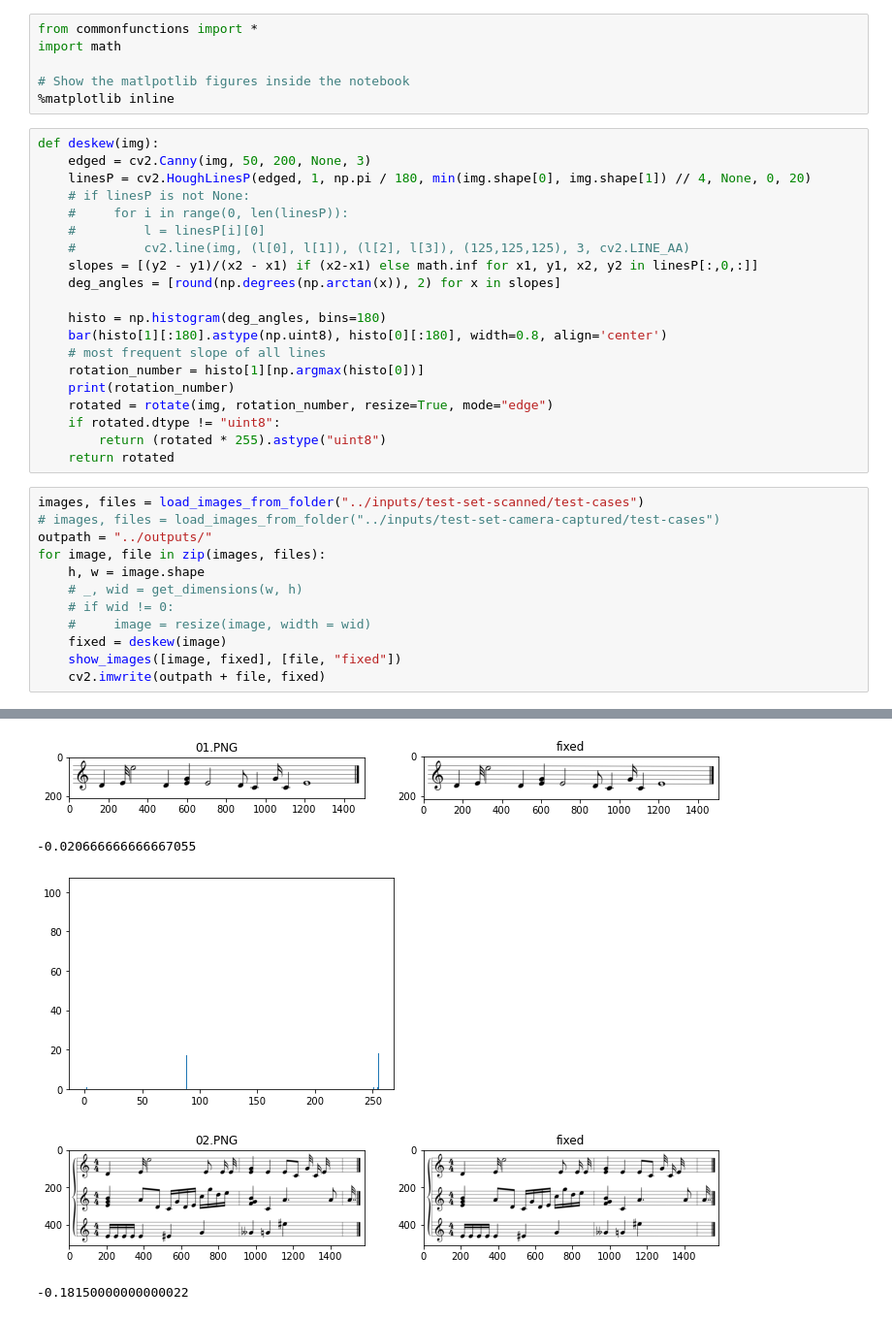
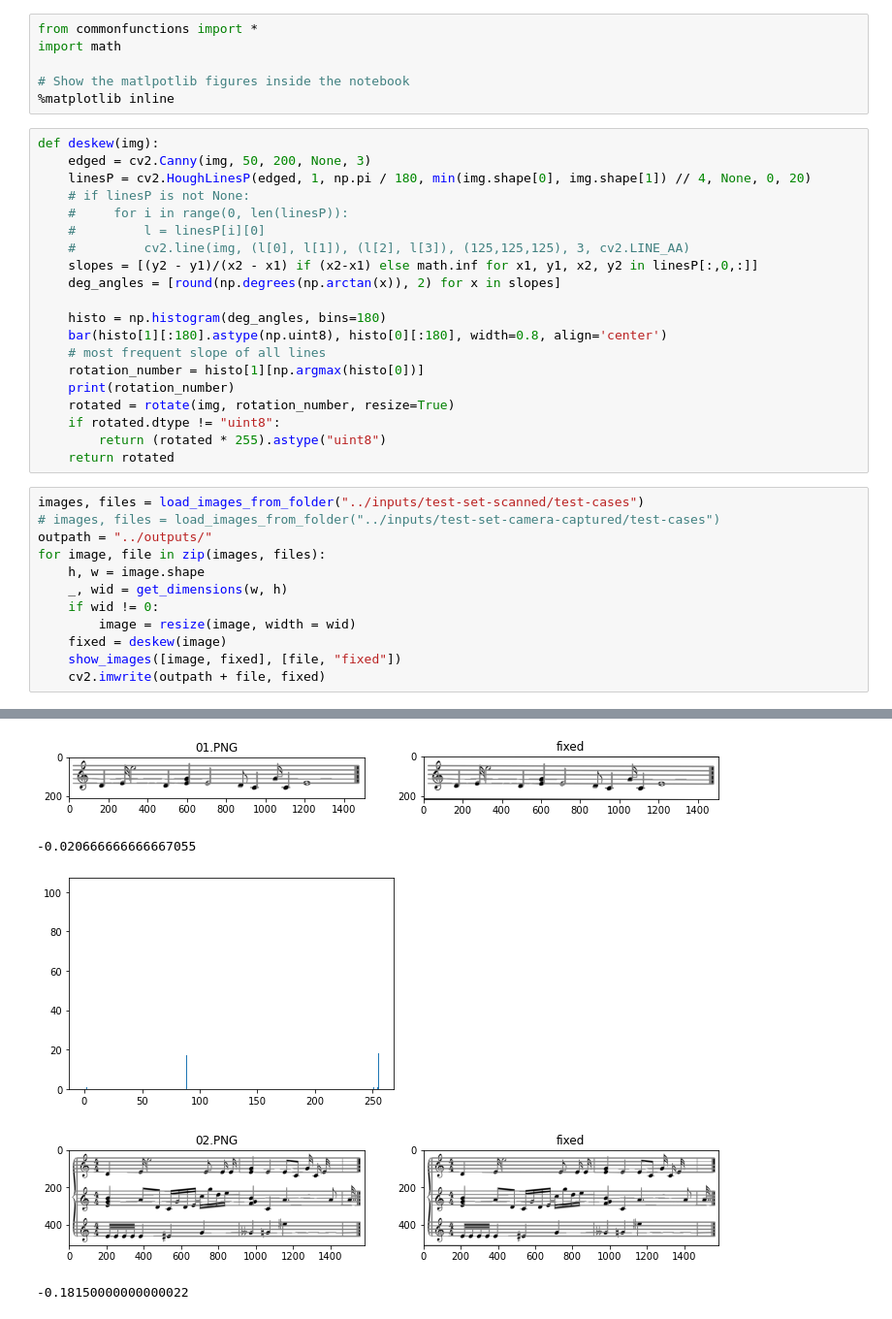
Before and after one commit to aaarafat/Mushido, a Jupyter notebook: notebooks/skew_fixing_03.ipynb, the cells around one changed output, grey strips where cells are left out. Shown at 97% size. Saved outputs shown, nothing was run; the diff lists cells and outputs as text.

```diff
--- a/notebooks/skew_fixing_03.ipynb
+++ b/notebooks/skew_fixing_03.ipynb
@@ -20,29 +20,29 @@ def deskew(img):
     # most frequent slope of all lines
     rotation_number = histo[1][np.argmax(histo[0])]
     print(rotation_number)
-    rotated = rotate(img, rotation_number, resize=True, mode="edge")
+    rotated = rotate(img, rotation_number, resize=True)
     if rotated.dtype != "uint8":
         return (rotated * 255).astype("uint8")
     return rotated
 # %%
 images, files = load_images_from_folder("../inputs/test-set-scanned/test-cases")
 # images, files = load_images_from_folder("../inputs/test-set-camera-captured/test-cases")
 outpath = "../outputs/"
 for image, file in zip(images, files):
     h, w = image.shape
-    # _, wid = get_dimensions(w, h)
-    # if wid != 0:
-    #     image = resize(image, width = wid)
+    _, wid = get_dimensions(w, h)
+    if wid != 0:
+        image = resize(image, width = wid)
     fixed = deskew(image)
     show_images([image, fixed], [file, "fixed"])
     cv2.imwrite(outpath + file, fixed)
 # %% [output]
 ../inputs/test-set-scanned/test-cases
 -0.1511111111111112
 [figure]
 [figure]
 -0.020666666666667055
 [figure]
-[figure, old version]
+[figure, new version]
 -0.18150000000000022
 [figure]
```
Also changed, not shown: parts of 1 cell of this notebook, 1 other file.
